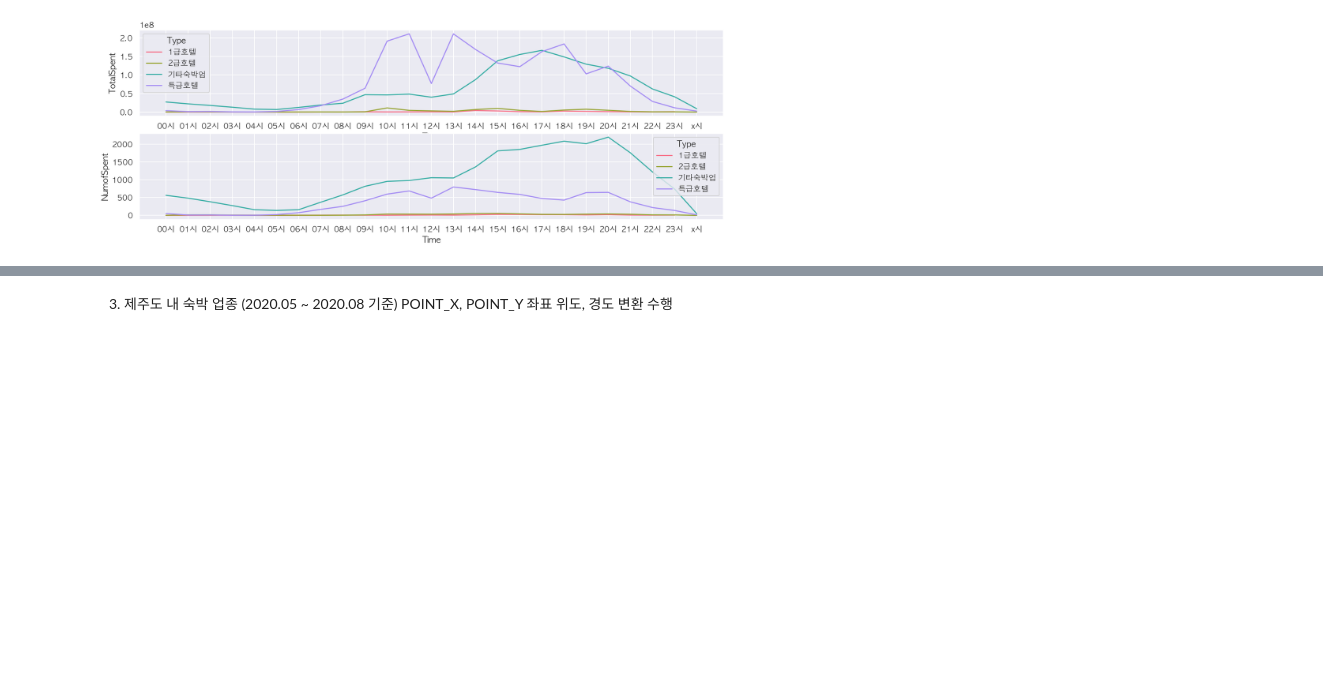
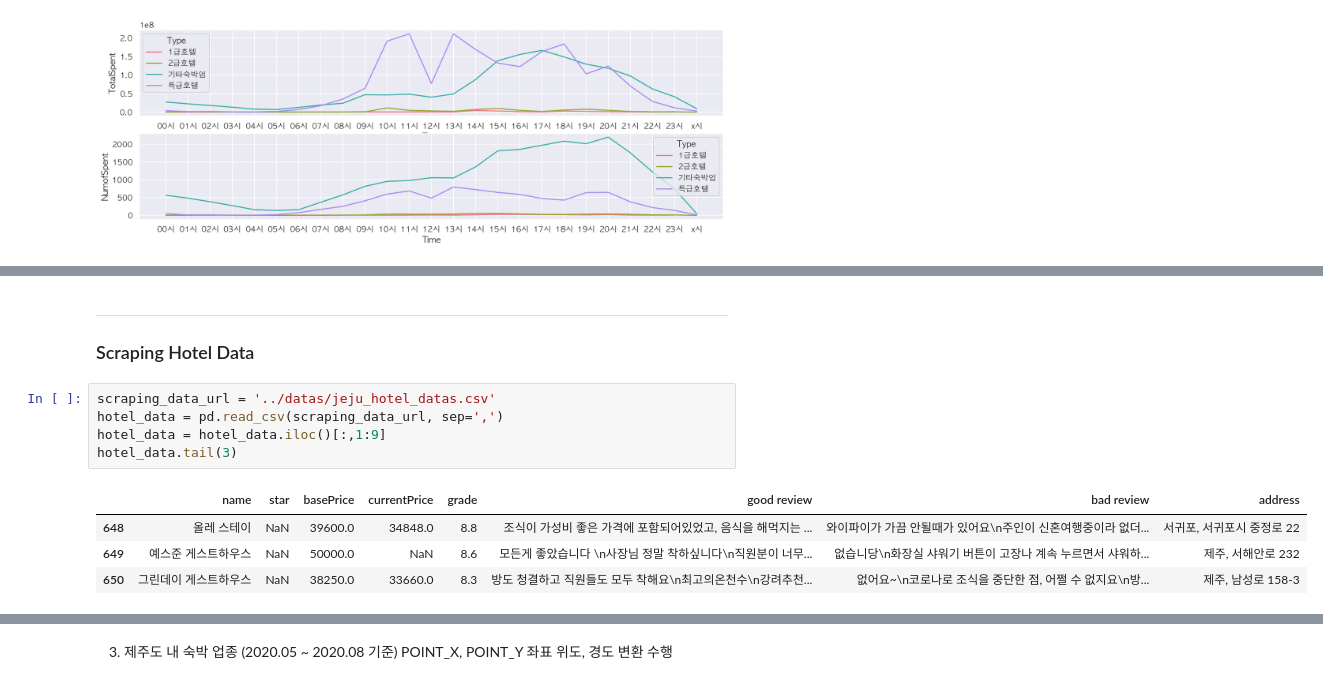
Before and after one commit to HyunjinKIM-Chloe/eda-repo-1, a Jupyter notebook: eda/jejuhotel_guest_consumption.ipynb, the cells around one changed output, grey strips where cells are left out. Drawn from its saved outputs; the diff is of its cells as text; blank space fills up the shorter version.

```diff
--- a/eda/jejuhotel_guest_consumption.ipynb
+++ b/eda/jejuhotel_guest_consumption.ipynb
@@ -275,0 +275,13 @@ with sns.color_palette('husl', 3):
+# %% [markdown]
+---
+### Scraping Hotel Data
+# %%
+scraping_data_url = '../datas/jeju_hotel_datas.csv'
+hotel_data = pd.read_csv(scraping_data_url, sep=',')
+hotel_data = hotel_data.iloc()[:,1:9]
+hotel_data.tail(3)
+# %% [output]
+|  | name | star | basePrice | currentPrice | grade | good review | bad review | address |
+| 648 | 올레 스테이 | NaN | 39600.0 | 34848.0 | 8.8 | 조식이 가성비 좋은 가격에 포함되어있었고, 음식을 해먹지는 ... | 와이파이가 가끔 안될때가 있어요\n주인이 신혼여행중이라 없더... | 서귀포, 서귀포시 중정로 22 |
+| 649 | 예스준 게스트하우스 | NaN | 50000.0 | NaN | 8.6 | 모든게 좋았습니다 \n사장님 정말 착하싶니다\n직원분이 너무... | 없습니당\n화장실 샤워기 버튼이 고장나 계속 누르면서 샤워하... | 제주, 서해안로 232 |
+| 650 | 그린데이 게스트하우스 | NaN | 38250.0 | 33660.0 | 8.3 | 방도 청결하고 직원들도 모두 착해요\n최고의온천수\n강려추천... | 없어요~\n코로나로 조식을 중단한 점, 어쩔 수 없지요\n방... | 제주, 남성로 158-3 |
```
Also changed, not shown: parts of 10 cells of this notebook.
